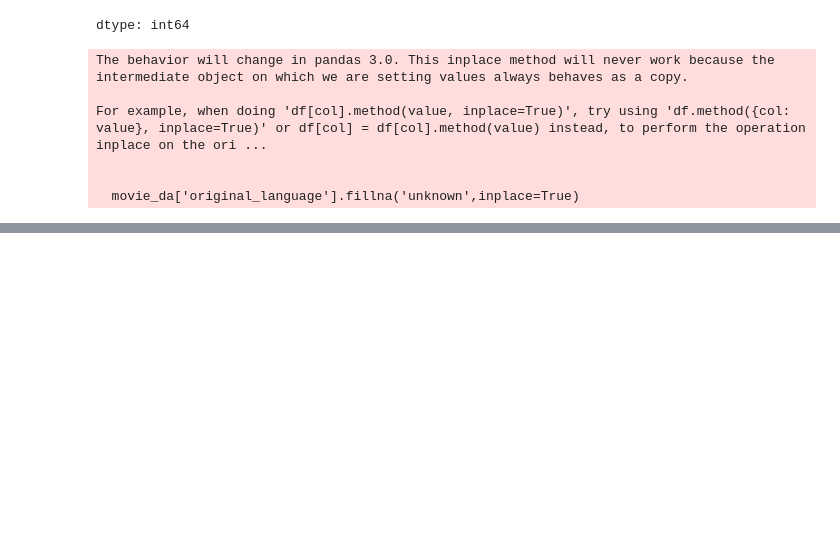
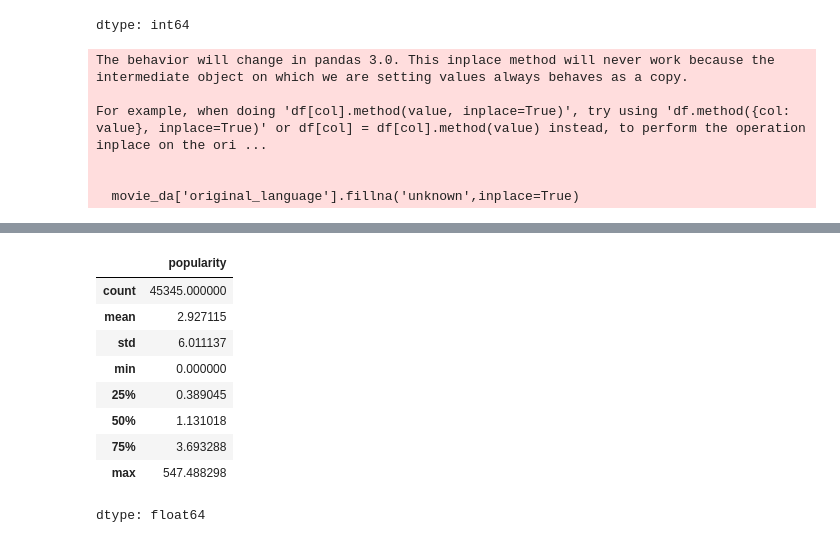
Before and after one commit to yashsati072-create/Movie-Recommendation-System, a Jupyter notebook: Another_copy_of_Movie_Recommendation_System.ipynb, the cells around one changed output, grey strips where cells are left out. Drawn from its saved outputs; the diff is of its cells as text; code cells hidden in the pictures; blank space fills up the shorter version.

```diff
--- a/Another_copy_of_Movie_Recommendation_System.ipynb
+++ b/Another_copy_of_Movie_Recommendation_System.ipynb
@@ -570,0 +578,13 @@ movie_da.head()
+# %%
+movie_da['popularity'].describe()
+# %% [output]
+|  | popularity |
+| count | 45345.000000 |
+| mean | 2.927115 |
+| std | 6.011137 |
+| min | 0.000000 |
+| 25% | 0.389045 |
+| 50% | 1.131018 |
+| 75% | 3.693288 |
+| max | 547.488298 |
+dtype: float64
```
Also changed, not shown: parts of 4 cells of this notebook.
